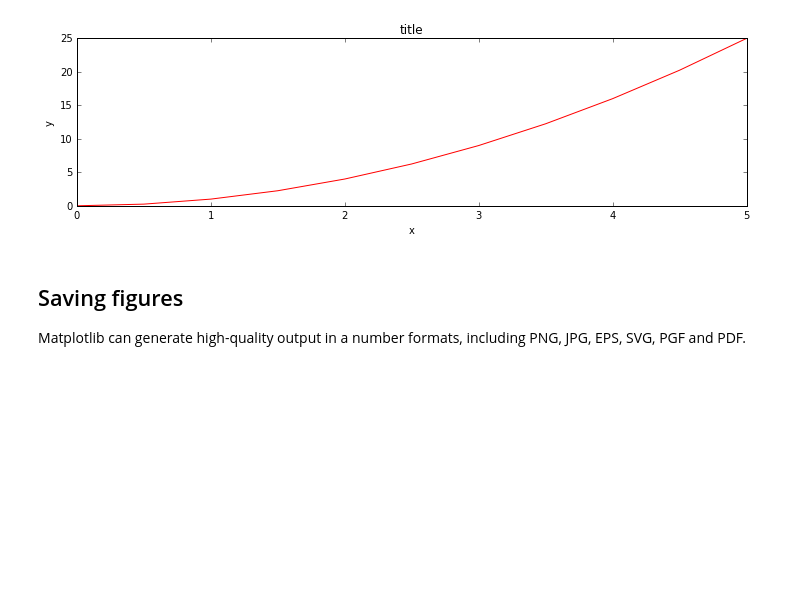
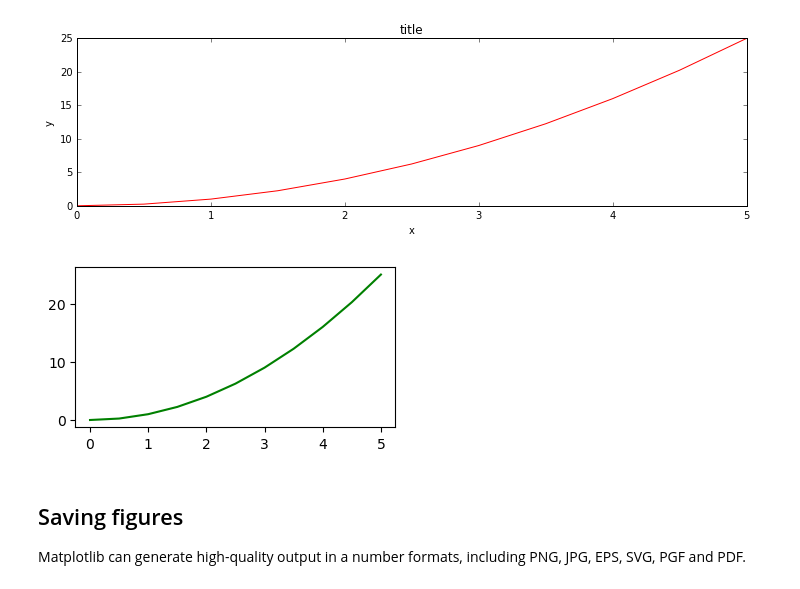
Before and after one commit to tasninanika/Graphing_Matplotlib, a Jupyter notebook: 01-Matplotlib Concepts Lecture.ipynb, the cells around one changed output. Saved outputs shown, nothing was run; the diff lists cells and outputs as text; code cells hidden in the pictures; blank space fills up the shorter version.

Commit message:
create figure using subplots

```diff
--- a/01-Matplotlib Concepts Lecture.ipynb
+++ b/01-Matplotlib Concepts Lecture.ipynb
@@ -274,6 +274,13 @@ axes.set_ylabel('y')
 axes.set_title('title');
 # %% [output]
 [figure]
+# %%
+fig = plt.figure(figsize=(8,4), dpi=100)
+axes = fig.add_axes([0.1, 0.1, 0.4, 0.4])
+axes.plot(x, y, 'g')
+plt.show()
+# %% [output]
+[figure, added]
 # %% [markdown]
 ## Saving figures
 Matplotlib can generate high-quality output in a number formats, including PNG, JPG, EPS, SVG, PGF and PDF.
```
Also changed, not shown: parts of 1 cell of this notebook.
